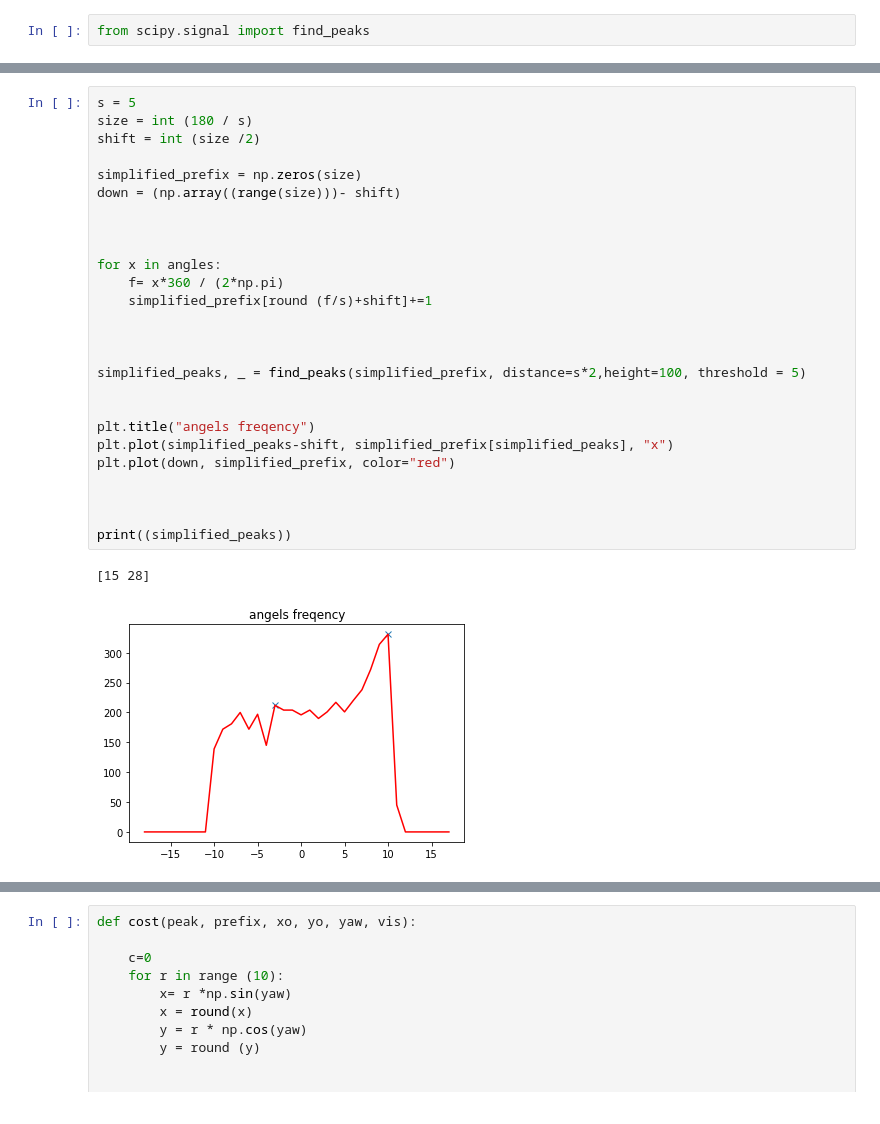
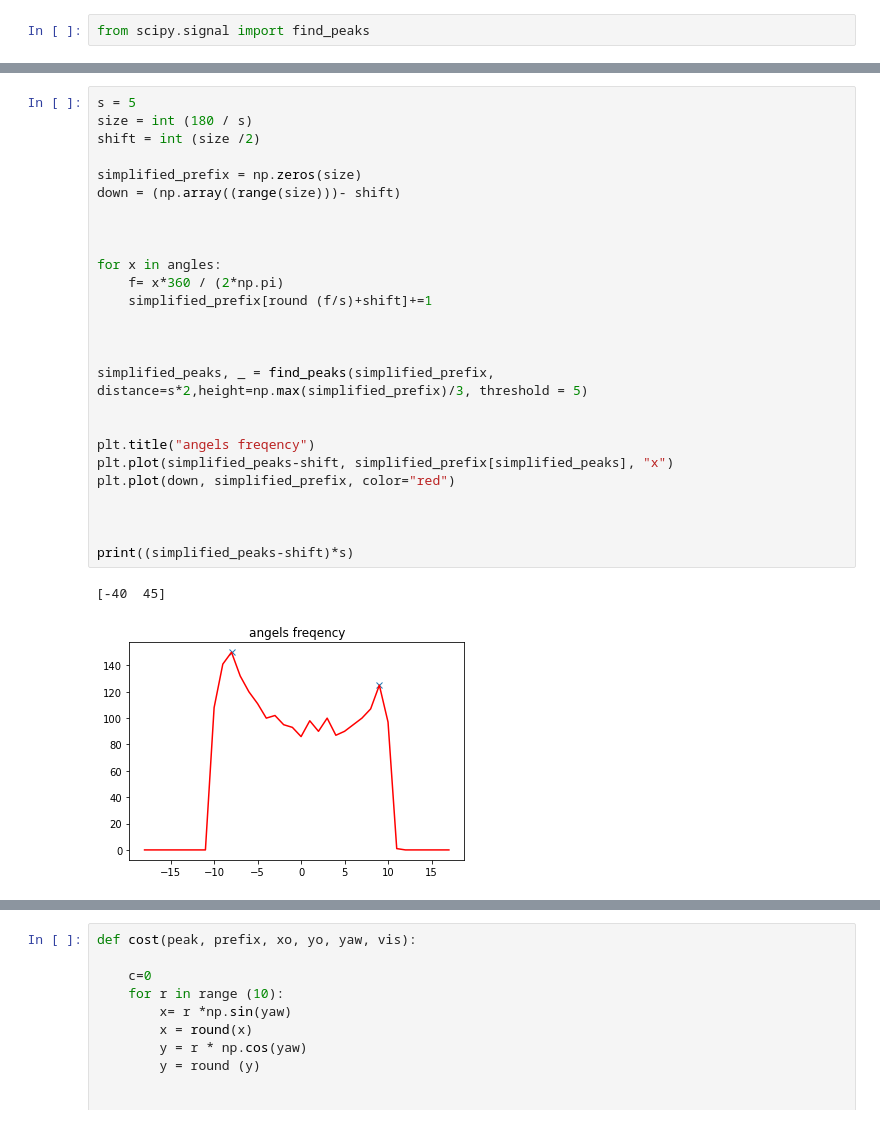
Before and after one commit to College-Projects-2019-2024/Return-Rover-computer-vision, a Jupyter notebook: code/pipeline_testing.ipynb, the cells around one changed output, grey strips where cells are left out. Saved outputs shown, nothing was run; the diff lists cells and outputs as text.

```diff
--- a/code/pipeline_testing.ipynb
+++ b/code/pipeline_testing.ipynb
@@ -256,32 +257,32 @@ plt.show()
 # %%
 s = 5
 size = int (180 / s)
 shift = int (size /2)
 
 simplified_prefix = np.zeros(size)
 down = (np.array((range(size)))- shift)
 
 
 
 for x in angles:
     f= x*360 / (2*np.pi)
     simplified_prefix[round (f/s)+shift]+=1
 
 
 
-simplified_peaks, _ = find_peaks(simplified_prefix, distance=s*2,height=100, threshold = 5)
+simplified_peaks, _ = find_peaks(simplified_prefix, distance=s*2,height=np.max(simplified_prefix)/3, threshold = 5)
 
 
 plt.title("angels freqency")
 plt.plot(simplified_peaks-shift, simplified_prefix[simplified_peaks], "x")
 plt.plot(down, simplified_prefix, color="red")
 
 
 
-print((simplified_peaks))
+print((simplified_peaks-shift)*s)
 # %% [output]
-[15 28]
+[-40  45]
-[figure, old version]
+[figure, new version]
 # %%
 def cost(peak, prefix):
     ans=prefix[peak]
```
Also changed, not shown: parts of 7 cells of this notebook.
